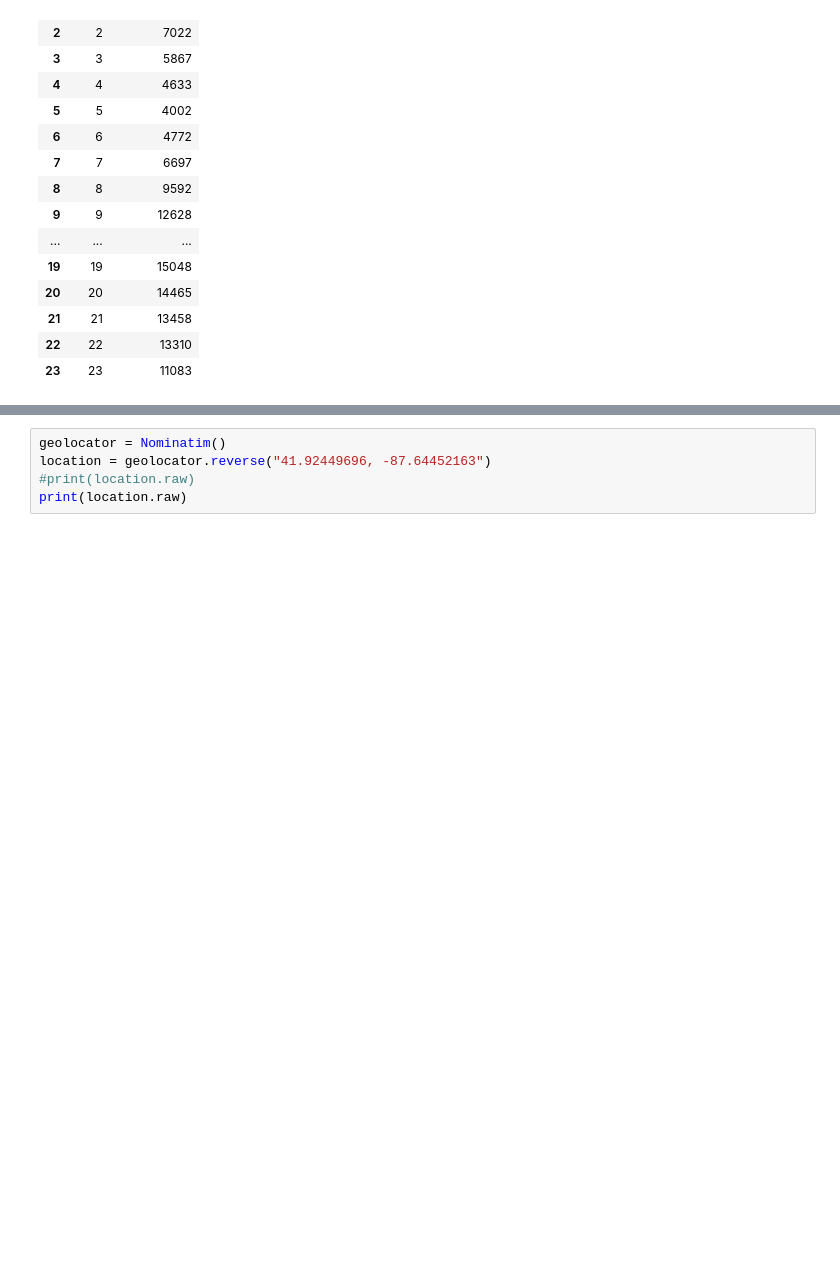
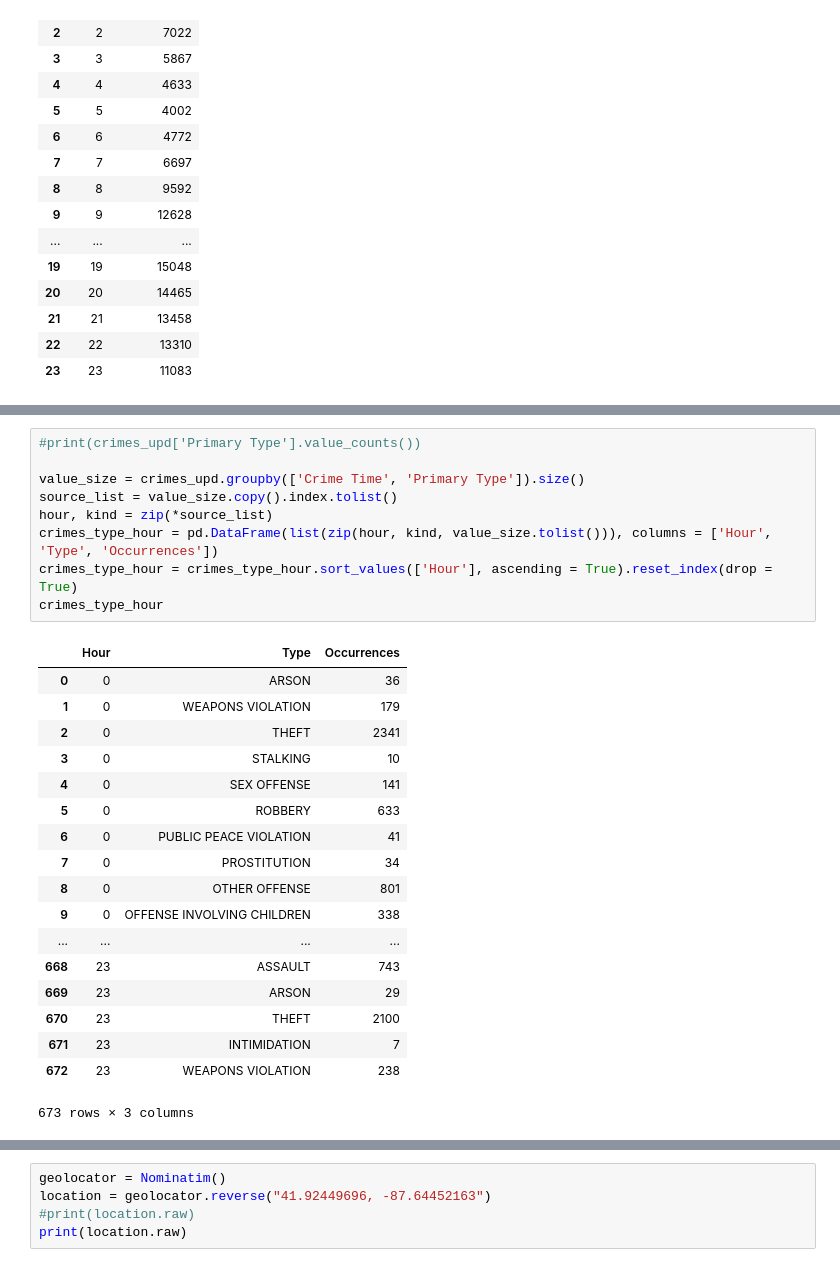
Before and after one commit to if1015-datascience-ufpe/2017-2-projeto-ajgan-rlsma-rcrs3, a Jupyter notebook: Project.ipynb, the cells around one changed output, grey strips where cells are left out. Saved outputs shown, nothing was run; the diff lists cells and outputs as text; blank space fills up the shorter version.

```diff
--- a/Project.ipynb
+++ b/Project.ipynb
@@ -124,0 +126,28 @@ plt.show(ax)
+# %%
+#print(crimes_upd['Primary Type'].value_counts())
+
+value_size = crimes_upd.groupby(['Crime Time', 'Primary Type']).size()
+source_list = value_size.copy().index.tolist()
+hour, kind = zip(*source_list)
+crimes_type_hour = pd.DataFrame(list(zip(hour, kind, value_size.tolist())), columns = ['Hour', 'Type', 'Occurrences'])
+crimes_type_hour = crimes_type_hour.sort_values(['Hour'], ascending = True).reset_index(drop = True)
+crimes_type_hour
+# %% [output]
+|  | Hour | Type | Occurrences |
+| 0 | 0 | ARSON | 36 |
+| 1 | 0 | WEAPONS VIOLATION | 179 |
+| 2 | 0 | THEFT | 2341 |
+| 3 | 0 | STALKING | 10 |
+| 4 | 0 | SEX OFFENSE | 141 |
+| 5 | 0 | ROBBERY | 633 |
+| 6 | 0 | PUBLIC PEACE VIOLATION | 41 |
+| 7 | 0 | PROSTITUTION | 34 |
+| 8 | 0 | OTHER OFFENSE | 801 |
+| 9 | 0 | OFFENSE INVOLVING CHILDREN | 338 |
+| ... | ... | ... | ... |
+| 668 | 23 | ASSAULT | 743 |
+| 669 | 23 | ARSON | 29 |
+| 670 | 23 | THEFT | 2100 |
+| 671 | 23 | INTIMIDATION | 7 |
+| 672 | 23 | WEAPONS VIOLATION | 238 |
+673 rows × 3 columns
```
Also changed, not shown: parts of 3 cells of this notebook.
